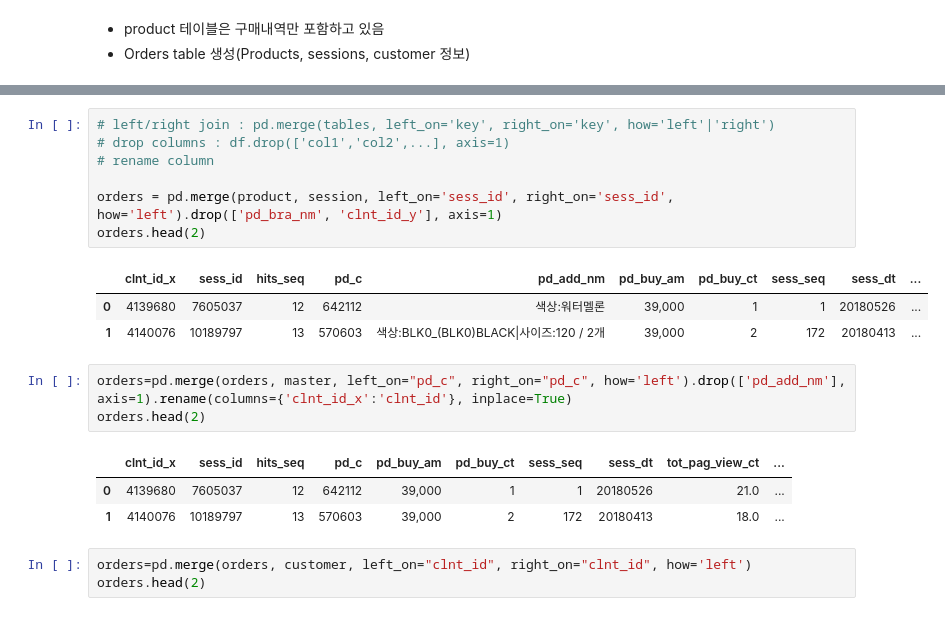
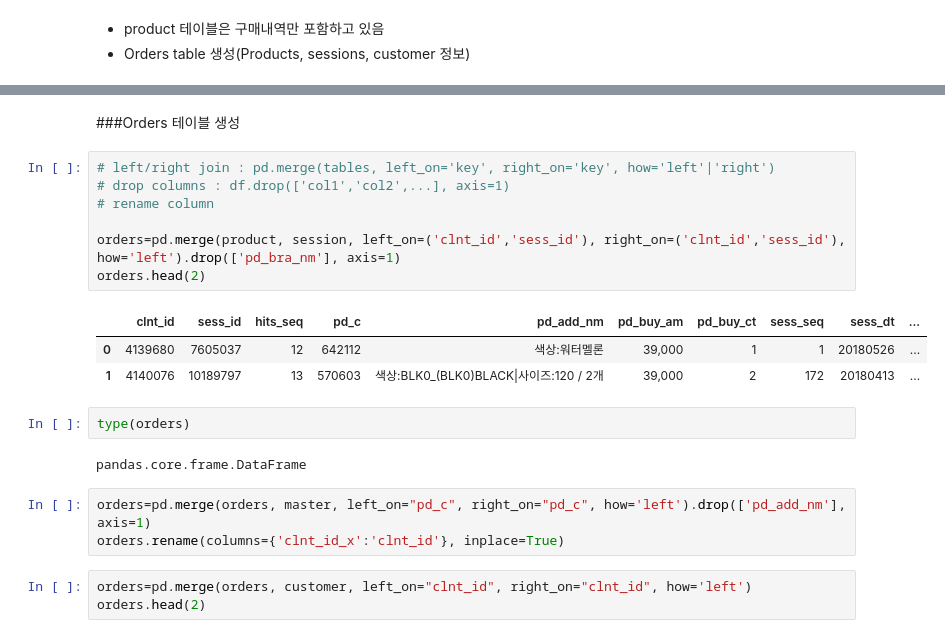
Before and after one commit to ttobaegi/ML_Python, a Jupyter notebook: EDA_Ecommerce2021.ipynb, the cells around one changed output, grey strips where cells are left out. Drawn from its saved outputs; the diff is of its cells as text.

```diff
--- a/EDA_Ecommerce2021.ipynb
+++ b/EDA_Ecommerce2021.ipynb
@@ -122,21 +130,23 @@ product[product['pd_buy_ct']==0]
+# %% [markdown]
+###Orders 테이블 생성
 # %%
 # left/right join : pd.merge(tables, left_on='key', right_on='key', how='left'|'right')
 # drop columns : df.drop(['col1','col2',...], axis=1)
 # rename column
 
-orders = pd.merge(product, session, left_on='sess_id', right_on='sess_id', how='left').drop(['pd_bra_nm', 'clnt_id_y'], axis=1)
+orders=pd.merge(product, session, left_on=('clnt_id','sess_id'), right_on=('clnt_id','sess_id'), how='left').drop(['pd_bra_nm'], axis=1)
 orders.head(2)
 # %% [output]
-|  | clnt_id_x | sess_id | hits_seq | pd_c | pd_add_nm | pd_buy_am | pd_buy_ct | sess_seq | sess_dt | ... |
+|  | clnt_id | sess_id | hits_seq | pd_c | pd_add_nm | pd_buy_am | pd_buy_ct | sess_seq | sess_dt | ... |
 | 0 | 4139680 | 7605037 | 12 | 642112 | 색상:워터멜론 | 39,000 | 1 | 1 | 20180526 | ... |
 | 1 | 4140076 | 10189797 | 13 | 570603 | 색상:BLK0_(BLK0)BLACK|사이즈:120 / 2개 | 39,000 | 2 | 172 | 20180413 | ... |
+# %%
+type(orders)
+# %% [output]
+pandas.core.frame.DataFrame
 # %%
-orders=pd.merge(orders, master, left_on="pd_c", right_on="pd_c", how='left').drop(['pd_add_nm'], axis=1).rename(columns={'clnt_id_x':'clnt_id'}, inplace=True)
-orders.head(2)
+orders=pd.merge(orders, master, left_on="pd_c", right_on="pd_c", how='left').drop(['pd_add_nm'], axis=1)
+orders.rename(columns={'clnt_id_x':'clnt_id'}, inplace=True)
-# %% [output]
-|  | clnt_id_x | sess_id | hits_seq | pd_c | pd_buy_am | pd_buy_ct | sess_seq | sess_dt | tot_pag_view_ct | ... |
-| 0 | 4139680 | 7605037 | 12 | 642112 | 39,000 | 1 | 1 | 20180526 | 21.0 | ... |
-| 1 | 4140076 | 10189797 | 13 | 570603 | 39,000 | 2 | 172 | 20180413 | 18.0 | ... |
 # %%
 orders=pd.merge(orders, customer, left_on="clnt_id", right_on="clnt_id", how='left')
 orders.head(2)
```
Also changed, not shown: parts of 31 cells of this notebook.
